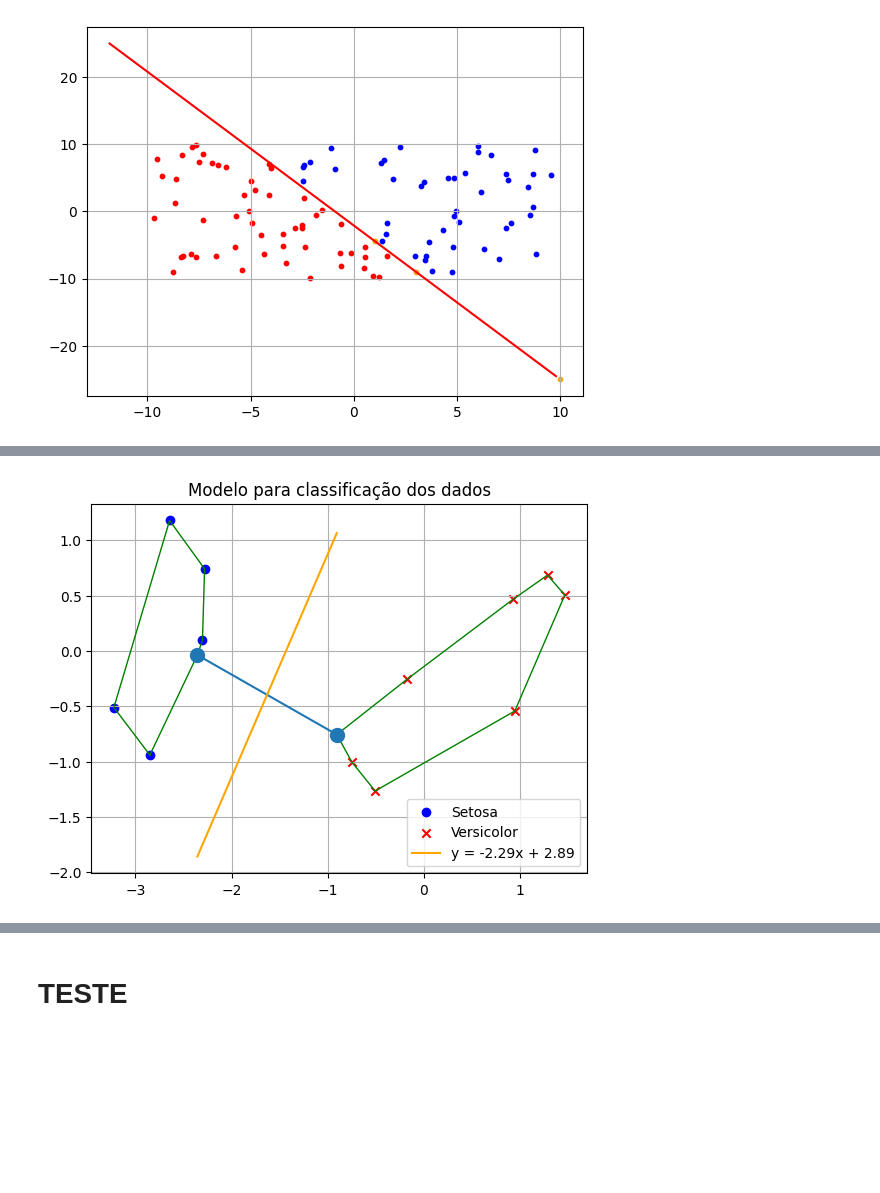
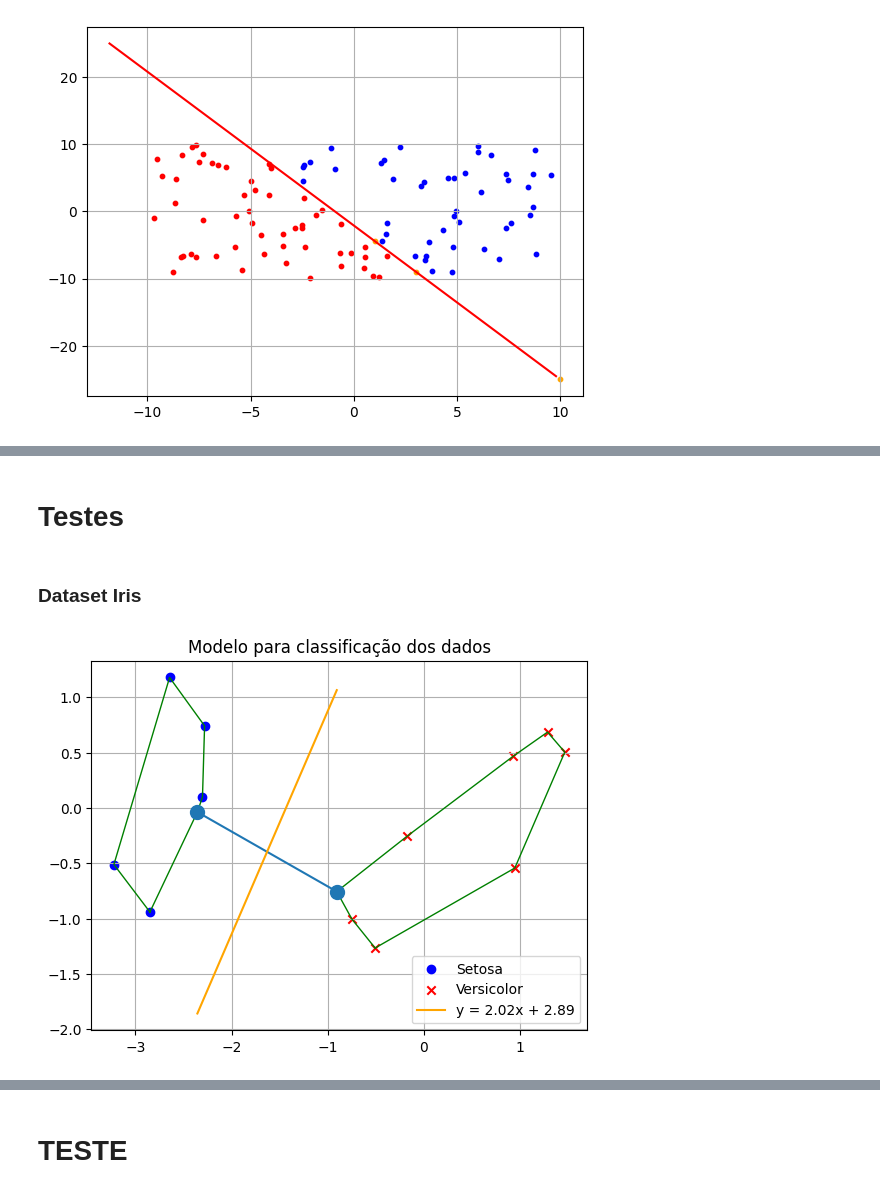
Before and after one commit to Igoreduardobraga/TP-1-ALG2, a Jupyter notebook: TP1_ALGII.ipynb, the cells around one changed output, grey strips where cells are left out. Cells and saved outputs as stored; diff of their text form; code cells hidden in the pictures; blank space fills up the shorter version.

Commit message:
Adicionando mais um modelo ao dataset

```diff
--- a/TP1_ALGII.ipynb
+++ b/TP1_ALGII.ipynb
@@ -157,7 +167,7 @@ envoltórias convexas calculadas. Para isso, criamos a função *closest_points_
 def squaredDistance(pointA, pointB):
   x1, y1 = pointA
   x2, y2 = pointB
-  return math.sqrt((x1 - x2)**2 + (y1 - y2)**2)
+  return (x1 - x2)**2 + (y1 - y2)**2
 # %%
 ## @brief Encontra o par de pontos mais próximo entre as duas envoltórias
 ## @param convex_hull_1, convex_hull_2 Envoltórias convexas
@@ -255,11 +265,11 @@ def plotModel(convexHullA, convexHullB, closestPair, nameGroup1, nameGroup2):
   (x1, y1), (x2, y2) = closestPair
   plt.plot([x1, x2], [y1, y2], marker="o", markersize=10)
 
-  # Plotar a reda que divide os dois grupos (bissetriz)
+  # Plotar a reta que divide os dois grupos (bissetriz)
   a, b = getBisector(x1, y1, x2, y2)
   x_line = [x1, x2]
   y_line = [a * x + b for x in x_line]
-  plt.plot(x_line, y_line, label=f'y = {m:.2f}x + {b:.2f}', color='orange')
+  plt.plot(x_line, y_line, label=f'y = {a:.2f}x + {b:.2f}', color='orange')
 
   plt.title('Modelo para classificação dos dados')
   plt.legend()
@@ -447,0 +438,17 @@ def reduce_dimension_dataset(data):
+# %%
+def plot_model(data, class1, class2):
+    grupo1 = data[data['Class'] == class1]
+    grupo2 = data[data['Class'] == class2]
+
+    grupo1 = grupo1.drop('Class', axis=1)
+    grupo2 = grupo2.drop('Class', axis=1)
+
+    # Combina as colunas em pares de coordenadas (x, y) usando a função zip e converte em uma lista de tuplas
+    pontos_grupo1 = list(zip(grupo1['X'], grupo1['Y']))
+
+    pontos_grupo2= list(zip(grupo2['X'], grupo2['Y']))
+
+    grupo1_CH = getConvexHull(pontos_grupo1)
+    grupo2_CH = getConvexHull(pontos_grupo2)
+
+    main(grupo1_CH,grupo2_CH, None, "Setosa", "Versicolor")
@@ -448,36 +490,26 @@ def reduce_dimension_dataset(data):
+# %% [markdown]
+# Testes
+# %% [markdown]
+### Dataset Iris
 # %%
 from sklearn.datasets import load_iris
 
 # Carregando dataset Iris
 iris = load_iris()
 
 iris_data = iris.data
 
 iris_df = reduce_dimension_dataset(iris_data)
 
 # Adicionando coluna de Classe no dataset reduzido dimensionalmente
 iris_df['Class'] = iris.target
 
 iris_filtered = iris_df[iris_df['Class'] != 2]
 
 # Separando os dados em teste e treinamento
 train_data, test_data = train_test_split(iris_filtered, test_size=0.3, random_state=42)
 
-grupo_0 = train_data[train_data['Class'] == 0]
-grupo_1 = train_data[train_data['Class'] == 1]
 
-grupo_0 = grupo_0.drop('Class', axis=1)
-grupo_1 = grupo_1.drop('Class', axis=1)
-
-# Combina as colunas em pares de coordenadas (x, y) usando a função zip e converte em uma lista de tuplas
-pontos_grupo_0 = list(zip(grupo_0['X'], grupo_0['Y']))
-
-pontos_grupo_1 = list(zip(grupo_1['X'], grupo_1['Y']))
-
-grupo_0_convexHull = getConvexHull(pontos_grupo_0)
-grupo_1_convexHull = getConvexHull(pontos_grupo_1)
-
-
-main(grupo_0_convexHull,grupo_1_convexHull, None, "Setosa", "Versicolor")
+plot_model(train_data, 0, 1)
 # %% [output]
-[figure, old version]
+[figure, new version]
```
Also changed, not shown: parts of 22 cells of this notebook, 1 other file.
